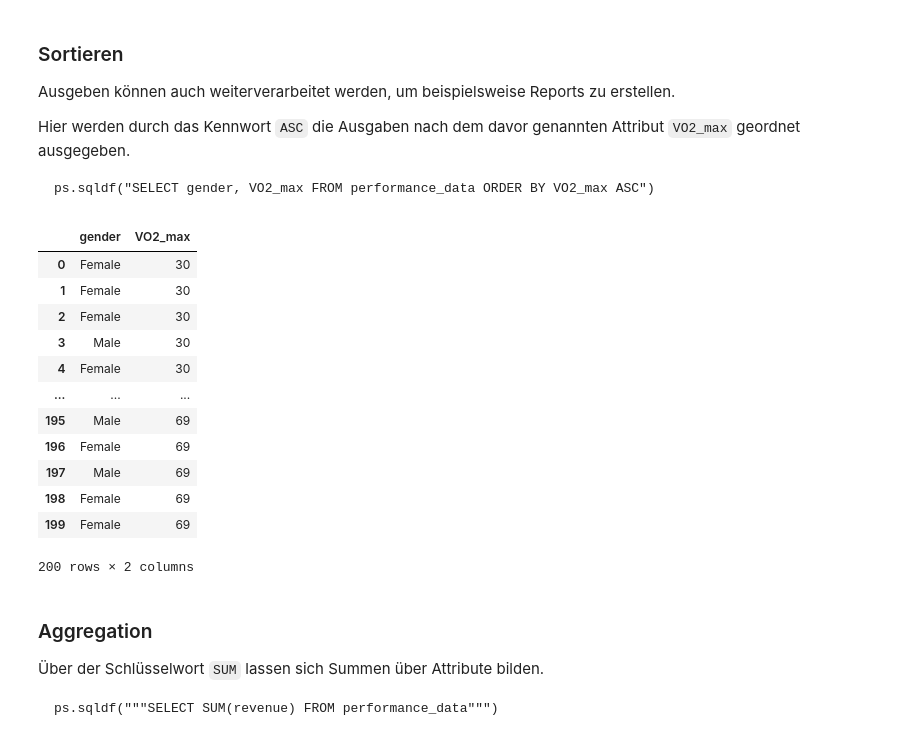
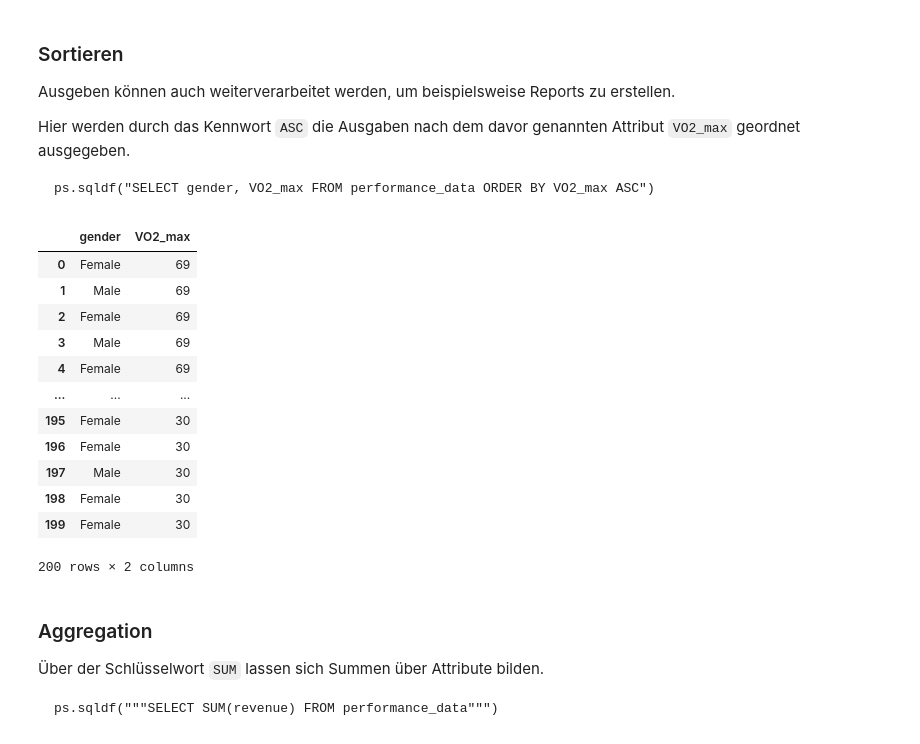
Before and after one commit to jhumci/MCI-MSE_Aufgaben, a Jupyter notebook: PÜ4/SQL-Übung.ipynb, the cells around one changed output. Drawn from its saved outputs; the diff is of its cells as text; code cells hidden in the pictures.

````diff
--- a/PÜ4/SQL-Übung.ipynb
+++ b/PÜ4/SQL-Übung.ipynb
@@ -204,20 +192,20 @@ ps.sqldf("SELECT gender, VO2_max FROM performance_data ORDER BY VO2_max ASC")
 ```
 # %%
 # Beispiel
-ps.sqldf("SELECT gender, VO2_max FROM performance_data ORDER BY VO2_max ASC")
+ps.sqldf("SELECT gender, VO2_max FROM performance_data ORDER BY VO2_max DESC")
 # %% [output]
 |  | gender | VO2_max |
-| 0 | Female | 30 |
-| 1 | Female | 30 |
-| 2 | Female | 30 |
-| 3 | Male | 30 |
-| 4 | Female | 30 |
+| 0 | Female | 69 |
+| 1 | Male | 69 |
+| 2 | Female | 69 |
+| 3 | Male | 69 |
+| 4 | Female | 69 |
 | ... | ... | ... |
-| 195 | Male | 69 |
-| 196 | Female | 69 |
-| 197 | Male | 69 |
-| 198 | Female | 69 |
-| 199 | Female | 69 |
+| 195 | Female | 30 |
+| 196 | Female | 30 |
+| 197 | Male | 30 |
+| 198 | Female | 30 |
+| 199 | Female | 30 |
 200 rows × 2 columns
 # %% [markdown]
 ### Aggregation
````
Also changed, not shown: parts of 4 cells of this notebook, 2 other files.
